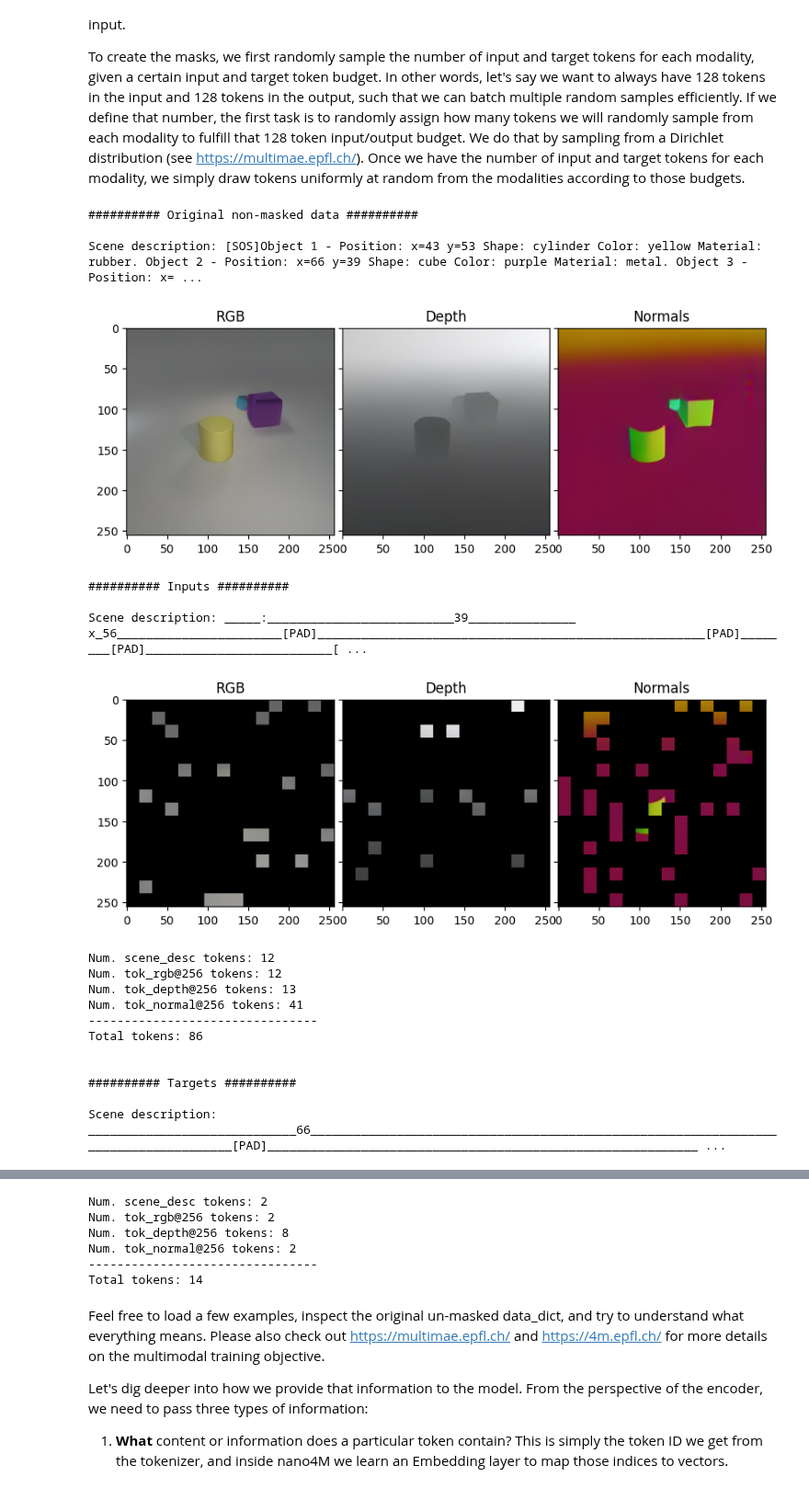
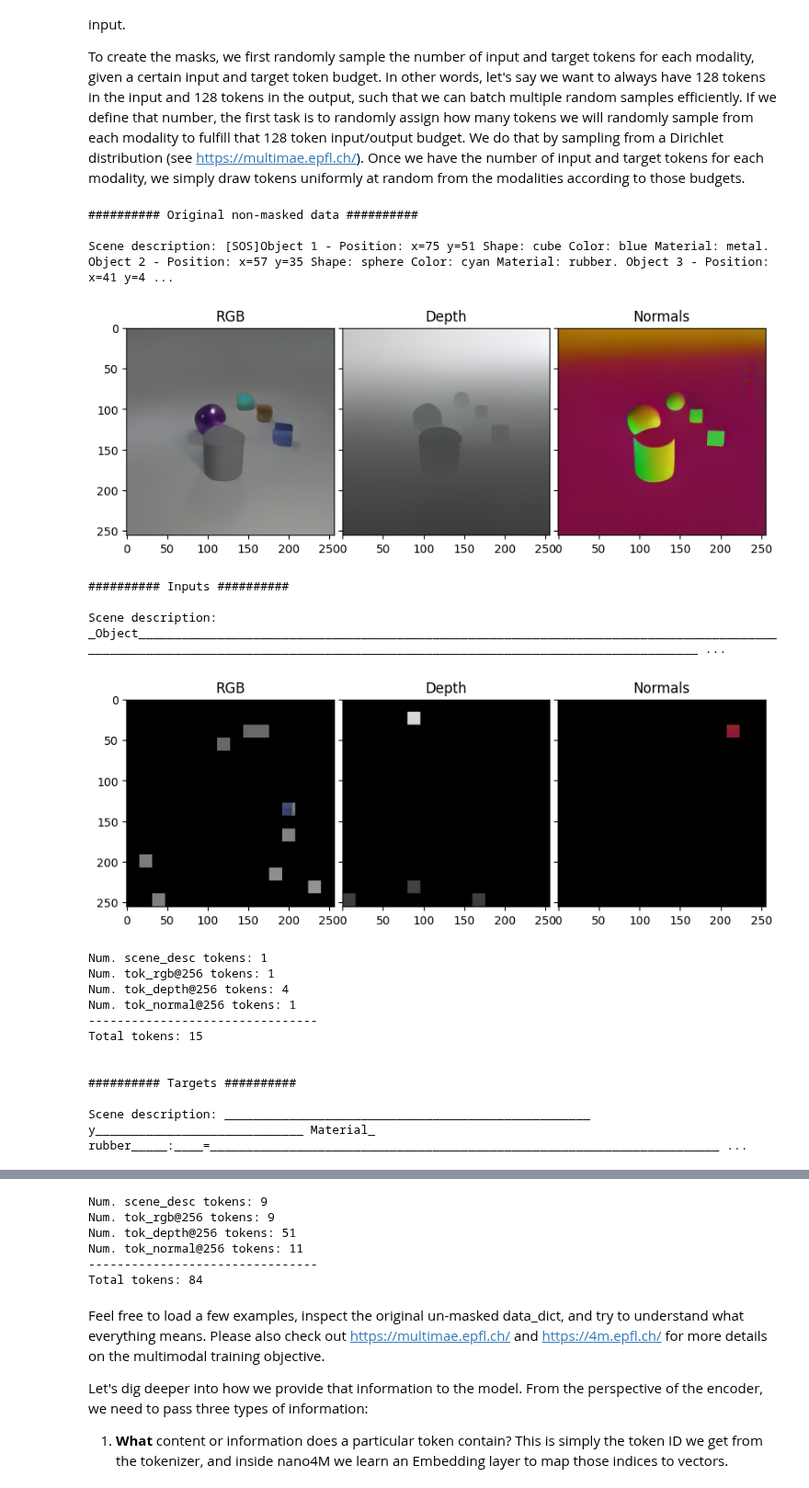
Before and after one commit to EPFL-VILAB/2026-Spring-CS503-Visual-Intelligence-Homework, a Jupyter notebook: NanoFM_Homeworks/notebooks/CS503_FM_part3_nano4M.ipynb, the cells around one changed output, grey strips where cells are left out. Shown at 92% size. Cells and saved outputs as stored; diff of their text form; code cells hidden in the pictures.

```diff
--- a/NanoFM_Homeworks/notebooks/CS503_FM_part3_nano4M.ipynb
+++ b/NanoFM_Homeworks/notebooks/CS503_FM_part3_nano4M.ipynb
@@ -294,33 +294,33 @@ We first show the original data for the four modalities, without any masks. The
 
 To create the masks, we first randomly sample the number of input and target tokens for each modality, given a certain input and target token budget. In other words, let's say we want to always have 128 tokens in the input and 128 tokens in the output, such that we can batch multiple random samples efficiently. If we define that number, the first task is to randomly assign how many tokens we will randomly sample from each modality to fulfill that 128 token input/output budget. We do that by sampling from a Dirichlet distribution (see https://multimae.epfl.ch/). Once we have the number of input and target tokens for each modality, we simply draw tokens uniformly at random from the modalities according to those budgets.
 # %%
-data_dict = dataset[5]
+data_dict = dataset[0]
 
 print("#" * 10 + " Original non-masked data " + "#" * 10 + "\n")
 plot_data_dict_with_mask(data_dict, mask_type=None)
 
 print("\n\n" + "#" * 10 + " Inputs " + "#" * 10 + "\n")
 plot_data_dict_with_mask(data_dict, mask_type="input")
 
 print("\n\n" + "#" * 10 + " Targets " + "#" * 10 + "\n")
 plot_data_dict_with_mask(data_dict, mask_type="target")
 # %% [output]
 ########## Original non-masked data ##########
 
-Scene description: [SOS]Object 1 - Position: x=43 y=53 Shape: cylinder Color: yellow Material: rubber. Object 2 - Position: x=66 y=39 Shape: cube Color: purple Material: metal. Object 3 - Position: x= ...
+Scene description: [SOS]Object 1 - Position: x=75 y=51 Shape: cube Color: blue Material: metal. Object 2 - Position: x=57 y=35 Shape: sphere Color: cyan Material: rubber. Object 3 - Position: x=41 y=4 ...
-[figure, old version]
+[figure, new version]
 ########## Inputs ##########
 
-Scene description: _____:__________________________39_______________ x_56_______________________[PAD]______________________________________________________[PAD]________[PAD]__________________________[ ...
+Scene description: _Object______________________________________________________________________________________________________________________________________________________________________________ ...
-[figure, old version]
+[figure, new version]
-Num. scene_desc tokens: 12
-Num. tok_rgb@256 tokens: 12
-Num. tok_depth@256 tokens: 13
-Num. tok_normal@256 tokens: 41
+Num. scene_desc tokens: 1
+Num. tok_rgb@256 tokens: 1
+Num. tok_depth@256 tokens: 4
+Num. tok_normal@256 tokens: 1
 --------------------------------
-Total tokens: 86
+Total tokens: 15
 
 
 ########## Targets ##########
 
-Scene description: _____________________________66_____________________________________________________________________________________[PAD]____________________________________________________________ ...
+Scene description: ___________________________________________________ y_____________________________ Material_ rubber_____:____=_______________________________________________________________________ ...
@@ -328,9 +328,9 @@ Scene description: _____________________________66______________________________
-Num. scene_desc tokens: 2
-Num. tok_rgb@256 tokens: 2
-Num. tok_depth@256 tokens: 8
-Num. tok_normal@256 tokens: 2
+Num. scene_desc tokens: 9
+Num. tok_rgb@256 tokens: 9
+Num. tok_depth@256 tokens: 51
+Num. tok_normal@256 tokens: 11
 --------------------------------
-Total tokens: 14
+Total tokens: 84
 # %% [markdown]
 Feel free to load a few examples, inspect the original un-masked data_dict, and try to understand what everything means. Please also check out https://multimae.epfl.ch/ and https://4m.epfl.ch/ for more details on the multimodal training objective.
 
```
Also changed, not shown: parts of 10 cells of this notebook, 3 other files.
